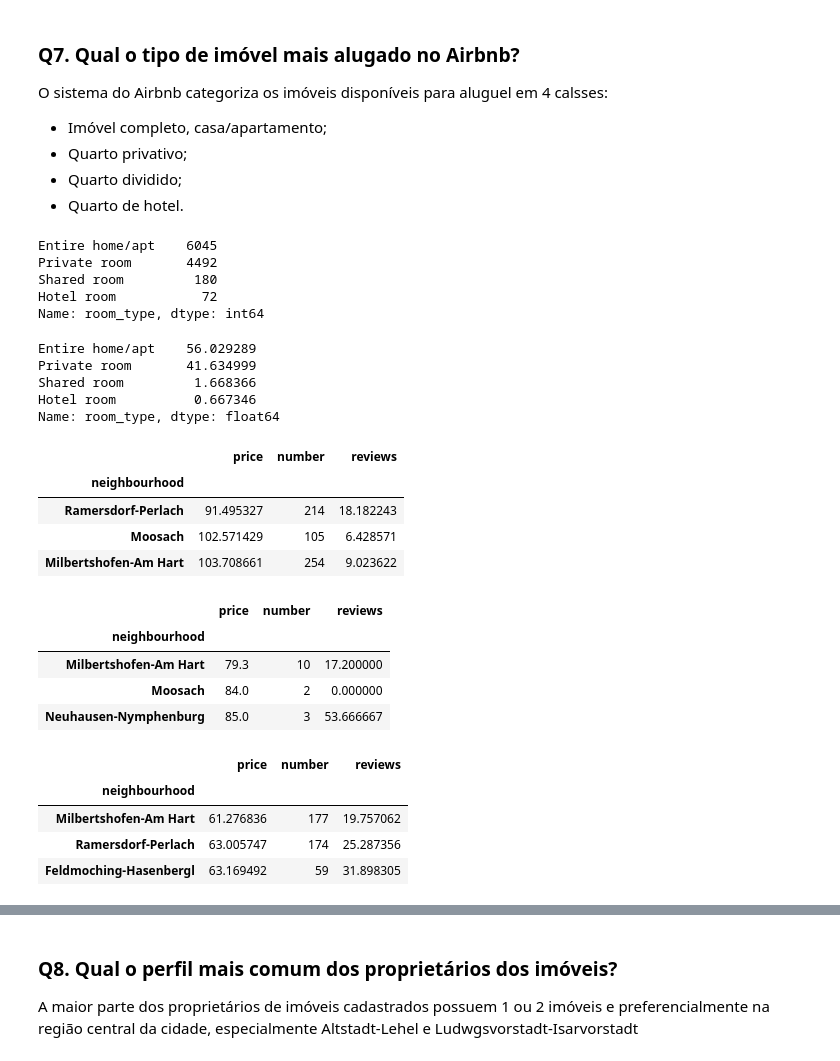
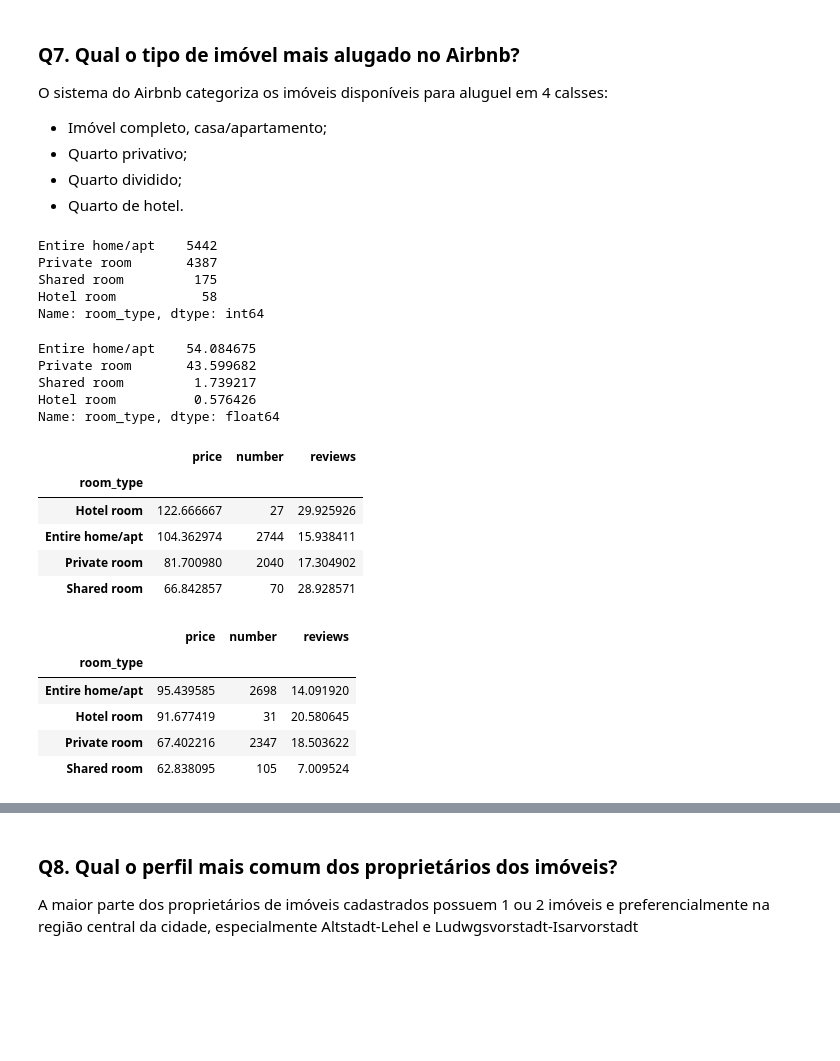
Before and after one commit to mateusgandra/data, a Jupyter notebook: Analisando_os_Dados_do_Airbnb_(Munique).ipynb, the cells around one changed output, grey strips where cells are left out. Drawn from its saved outputs; the diff is of its cells as text; code cells hidden in the pictures; blank space fills up the shorter version.

```diff
--- a/Analisando_os_Dados_do_Airbnb_(Munique).ipynb
+++ b/Analisando_os_Dados_do_Airbnb_(Munique).ipynb
@@ -238,7 +256,7 @@ Uma vez identificado outliers nas variáveis price e minimum_nights, estes serã
 # %%
 #Remover os outliers em um novo dataframe
 df_clean = df.copy(deep=True)
-df_clean.drop(df_clean[df_clean.price > 547].index, axis=0, inplace=True)
+df_clean.drop(df_clean[df_clean.price > 240.5].index, axis=0, inplace=True)
 df_clean.drop(df_clean[df_clean.minimum_nights > 30].index, axis=0, inplace=True)
 
 #Remover 'neighbourhood_group', pois está vazio
@@ -315,57 +360,46 @@ O sistema do Airbnb categoriza os imóveis disponíveis para aluguel em 4 calsse
 df_room = df_clean.room_type.value_counts()
 df_room
 # %% [output]
-Entire home/apt    6045
-Private room       4492
-Shared room         180
-Hotel room           72
+Entire home/apt    5442
+Private room       4387
+Shared room         175
+Hotel room           58
 Name: room_type, dtype: int64
 # %%
   # mostrar a porcentagem de cada tipo de imóvel disponível
 df_room_percent = (df_room/len(df_clean['room_type']))*100
 df_room_percent
 # %% [output]
-Entire home/apt    56.029289
-Private room       41.634999
-Shared room         1.668366
-Hotel room          0.667346
+Entire home/apt    54.084675
+Private room       43.599682
+Shared room         1.739217
+Hotel room          0.576426
 Name: room_type, dtype: float64
 # %%
-# mostrar a média dos preços e dos reviews e a quantidade imóveis cadastrados como "Entire home/apt"
-df_entire = df_clean.loc[df_clean['room_type']=='Entire home/apt']
-df_e = df_entire[['neighbourhood', 'price']].groupby('neighbourhood').mean()
-df_e['number'] = df_entire.neighbourhood.value_counts()
-df_e['reviews'] = df_entire[['neighbourhood', 'number_of_reviews']].groupby('neighbourhood').mean()
-df_e.sort_values(by='price', ascending=True)[:3]
+# mostrar o número de imóveis, média dos preços e reviews da região central segundo o tipo de acomodação
+df_d_t = df_clean.loc[df_clean['place']=='d_t']
+df_e = df_d_t[['room_type', 'price']].groupby('room_type').mean()
+df_e['number'] = df_d_t.room_type.value_counts()
+df_e['reviews'] = df_d_t[['room_type', 'number_of_reviews']].groupby('room_type').mean()
+df_e.sort_values(by='price', ascending=False)
 # %% [output]
 |  | price | number | reviews |
-| neighbourhood |  |  |  |
-| Ramersdorf-Perlach | 91.495327 | 214 | 18.182243 |
-| Moosach | 102.571429 | 105 | 6.428571 |
-| Milbertshofen-Am Hart | 103.708661 | 254 | 9.023622 |
+| room_type |  |  |  |
+| Hotel room | 122.666667 | 27 | 29.925926 |
+| Entire home/apt | 104.362974 | 2744 | 15.938411 |
+| Private room | 81.700980 | 2040 | 17.304902 |
+| Shared room | 66.842857 | 70 | 28.928571 |
 # %%
-# mostrar a média dos preços e dos reviews e a quantidade imóveis cadastrados como "Hotel room"
-df_hotel = df_clean.loc[df_clean['room_type']=='Hotel room']
-df_h = df_hotel[['neighbourhood', 'price']].groupby('neighbourhood').mean()
-df_h['number'] = df_hotel.neighbourhood.value_counts()
-df_h['reviews'] = df_hotel[['neighbourhood', 'number_of_reviews']].groupby('neighbourhood').mean()
-df_h.sort_values(by='price', ascending=True)[:3]
+# mostrar o número de imóveis, média dos preços e reviews da região periférica segundo o tipo de acomodação
+df_sub = df_clean.loc[df_clean['place']=='sub']
+df_e = df_sub[['room_type', 'price']].groupby('room_type').mean()
+df_e['number'] = df_sub.room_type.value_counts()
+df_e['reviews'] = df_sub[['room_type', 'number_of_reviews']].groupby('room_type').mean()
+df_e.sort_values(by='price', ascending=False)
 # %% [output]
 |  | price | number | reviews |
-| neighbourhood |  |  |  |
-| Milbertshofen-Am Hart | 79.3 | 10 | 17.200000 |
-| Moosach | 84.0 | 2 | 0.000000 |
-| Neuhausen-Nymphenburg | 85.0 | 3 | 53.666667 |
+| room_type |  |  |  |
+| Entire home/apt | 95.439585 | 2698 | 14.091920 |
+| Hotel room | 91.677419 | 31 | 20.580645 |
+| Private room | 67.402216 | 2347 | 18.503622 |
+| Shared room | 62.838095 | 105 | 7.009524 |
-# %%
-# mostrar a média dos preços e dos reviews e a quantidade imóveis cadastrados como "Private room"
-df_private = df_clean.loc[df_clean['room_type']=='Private room']
-df_p = df_private[['neighbourhood', 'price']].groupby('neighbourhood').mean()
-df_p['number'] = df_private.neighbourhood.value_counts()
-df_p['reviews'] = df_private[['neighbourhood', 'number_of_reviews']].groupby('neighbourhood').mean()
-df_p.sort_values(by='price', ascending=True)[:3]
-# %% [output]
-|  | price | number | reviews |
-| neighbourhood |  |  |  |
-| Milbertshofen-Am Hart | 61.276836 | 177 | 19.757062 |
-| Ramersdorf-Perlach | 63.005747 | 174 | 25.287356 |
-| Feldmoching-Hasenbergl | 63.169492 | 59 | 31.898305 |
```
Also changed, not shown: parts of 48 cells of this notebook.
